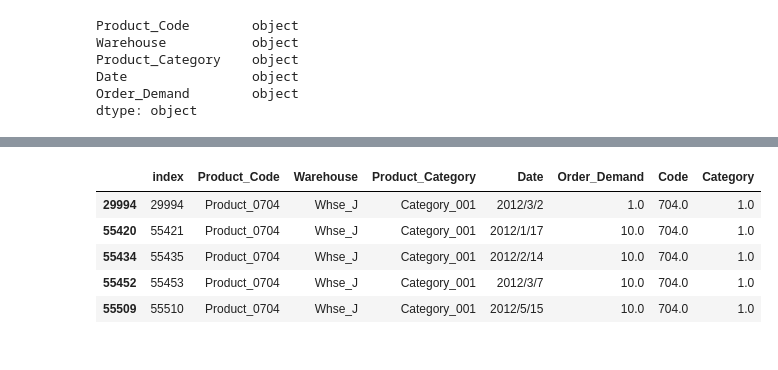
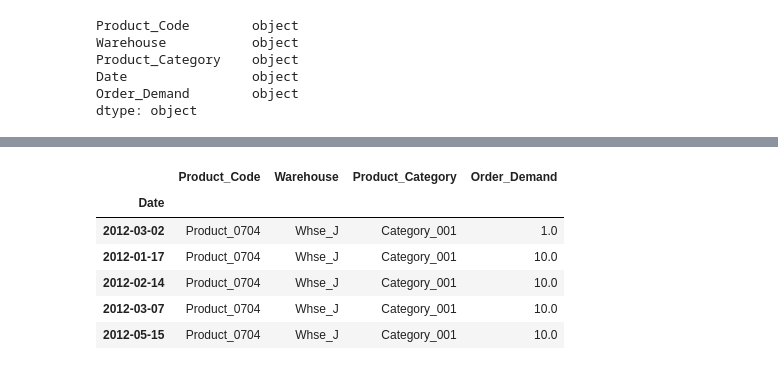
Before and after one commit to anissakhan/731-Project-5-Khan, a Jupyter notebook: Notebooks/731-Project5.ipynb, the cells around one changed output, grey strips where cells are left out. Saved outputs shown, nothing was run; the diff lists cells and outputs as text; code cells hidden in the pictures.

```diff
--- a/Notebooks/731-Project5.ipynb
+++ b/Notebooks/731-Project5.ipynb
@@ -49,6 +51,6 @@ df.head()
 # %%
-df['Code'] = df['Code'].astype('float')
-df['Category'] = df['Category'].astype('float')
+#df['Code'] = df['Code'].astype('float')
+#df['Category'] = df['Category'].astype('float')
 df['Warehouse'] = df['Warehouse'].astype('string')
 df['Date'] = df['Date'].astype('string')
 df['Product_Category'] = df['Product_Category'].astype('string')
@@ -105,4 +102,5 @@ memory usage: 63.3 MB
 # %%
 df=df.reset_index()
+df.drop(columns =["index"], inplace = True)
 df.head()
 # %% [output]
@@ -148,2 +140,13 @@ Times Order_Demand variable contains non-numeric values = 5899
 # %%
 df['Order_Demand'] = df['Order_Demand'].astype('float')
+# %%
+count=0
+for i in range(0,len(df['Order_Demand'])):
+    if(df['Order_Demand'][i] < 0):
+        #print(df.iloc[i])
+        #df.drop([i],inplace=True, axis=0)
+        df['Order_Demand'][i] = (df['Order_Demand'][i])*(-1)
+        count=count+1
+
+
+print('Times Order_Demand variable is negative =', count)
@@ -161 +167,4 @@ Category            float64
 dtype: object
+# %%
+df.Date = pd.to_datetime(df.Date)
+df.set_index('Date', inplace=True)
@@ -162,11 +181,12 @@ dtype: object
 # %%
-dfProd=df.query("Product_Code == 'Product_0704'")[['index', 'Product_Code', 'Warehouse', 'Product_Category', 'Date', 'Order_Demand', 'Code', 'Category']]
+dfProd=df.query("Product_Code == 'Product_0704'")[['Product_Code', 'Warehouse', 'Product_Category', 'Order_Demand']]
 dfProd.head()
 # %% [output]
-|  | index | Product_Code | Warehouse | Product_Category | Date | Order_Demand | Code | Category |
-| 29994 | 29994 | Product_0704 | Whse_J | Category_001 | 2012/3/2 | 1.0 | 704.0 | 1.0 |
-| 55420 | 55421 | Product_0704 | Whse_J | Category_001 | 2012/1/17 | 10.0 | 704.0 | 1.0 |
-| 55434 | 55435 | Product_0704 | Whse_J | Category_001 | 2012/2/14 | 10.0 | 704.0 | 1.0 |
-| 55452 | 55453 | Product_0704 | Whse_J | Category_001 | 2012/3/7 | 10.0 | 704.0 | 1.0 |
-| 55509 | 55510 | Product_0704 | Whse_J | Category_001 | 2012/5/15 | 10.0 | 704.0 | 1.0 |
+|  | Product_Code | Warehouse | Product_Category | Order_Demand |
+| Date |  |  |  |  |
+| 2012-03-02 | Product_0704 | Whse_J | Category_001 | 1.0 |
+| 2012-01-17 | Product_0704 | Whse_J | Category_001 | 10.0 |
+| 2012-02-14 | Product_0704 | Whse_J | Category_001 | 10.0 |
+| 2012-03-07 | Product_0704 | Whse_J | Category_001 | 10.0 |
+| 2012-05-15 | Product_0704 | Whse_J | Category_001 | 10.0 |
 # %%
```
Also changed, not shown: parts of 23 cells of this notebook.
